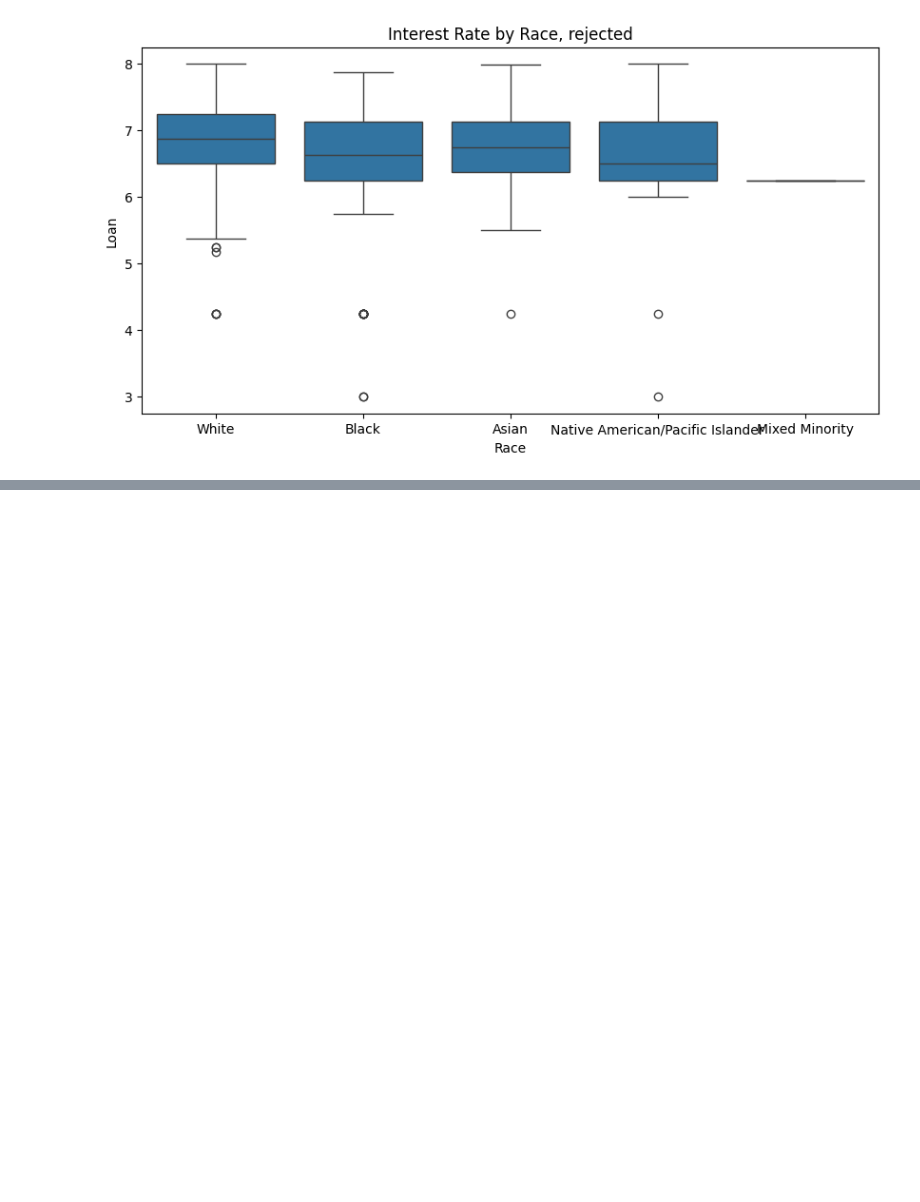
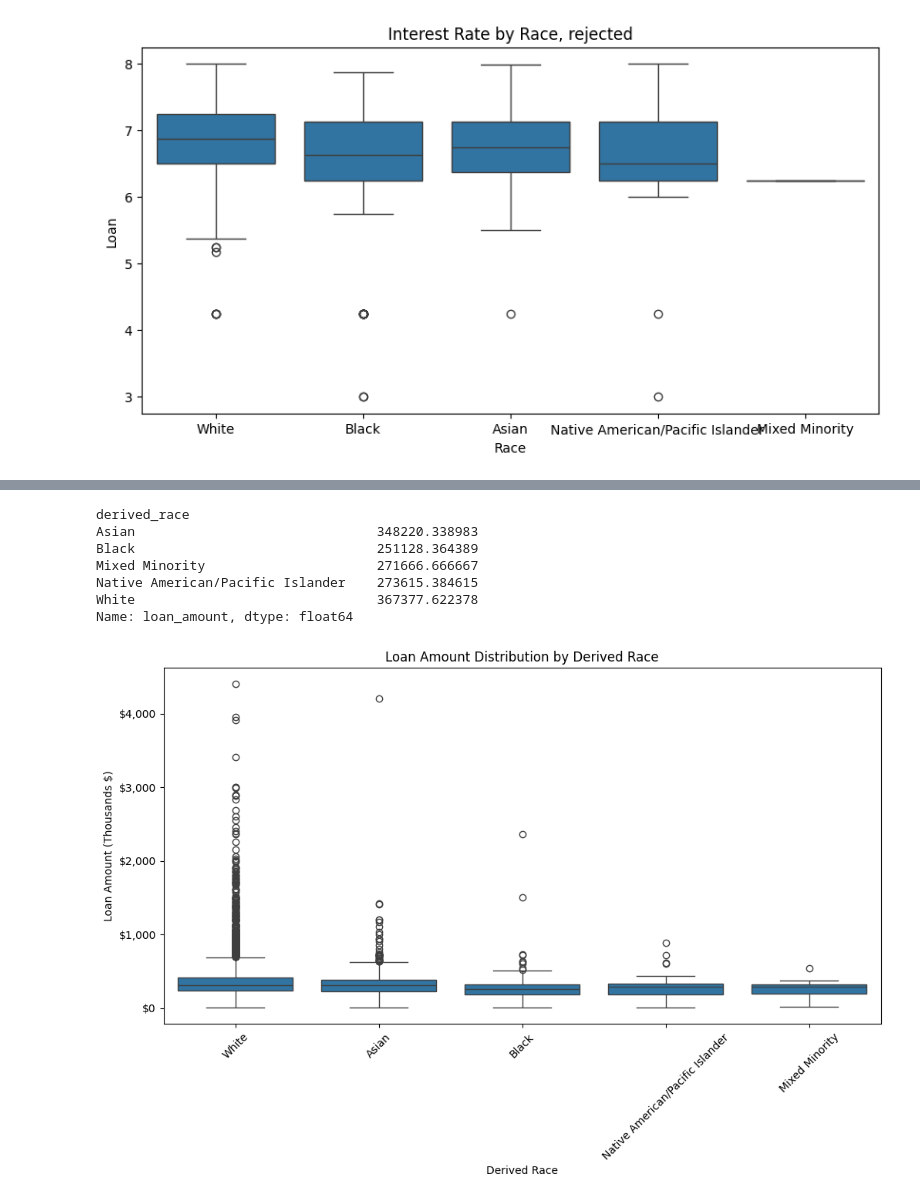
Before and after one commit to Group4-s2025/DATA-6550-Algorithms, a Jupyter notebook: Module_4_Project_Group_4.ipynb, the cells around one changed output, grey strips where cells are left out. Drawn from its saved outputs; the diff is of its cells as text; code cells hidden in the pictures; blank space fills up the shorter version.

```diff
--- a/Module_4_Project_Group_4.ipynb
+++ b/Module_4_Project_Group_4.ipynb
@@ -1506,0 +1672,36 @@ plt.show()
+# %%
+loan_amount_by_race = df.groupby("derived_race")["loan_amount"].mean()
+print(loan_amount_by_race)
+
+# Boxplot to visualize loan amount distribution by race
+import matplotlib.pyplot as plt
+import seaborn as sns
+
+# Create a figure with custom size
+plt.figure(figsize=(12, 6))
+
+# Boxplot to visualize the loan amount distribution by derived race
+sns.boxplot(data=df, x="derived_race", y="loan_amount")
+
+# Add labels and title to the plot
+plt.xlabel("Derived Race")
+plt.ylabel("Loan Amount (Thousands $)")  # Update label to reflect thousands
+plt.title("Loan Amount Distribution by Derived Race")
+
+# Divide loan amount by 1000 for the y-axis
+plt.gca().get_yaxis().set_major_formatter(plt.FuncFormatter(lambda x, loc: "${:,}".format(int(x / 1000))))
+
+# Rotate x-axis labels for better readability
+plt.xticks(rotation=45)
+
+# Show the plot
+plt.show()
+# %% [output]
+derived_race
+Asian                               348220.338983
+Black                               251128.364389
+Mixed Minority                      271666.666667
+Native American/Pacific Islander    273615.384615
+White                               367377.622378
+Name: loan_amount, dtype: float64
+[figure, added]
```
Also changed, not shown: parts of 14 cells of this notebook.
